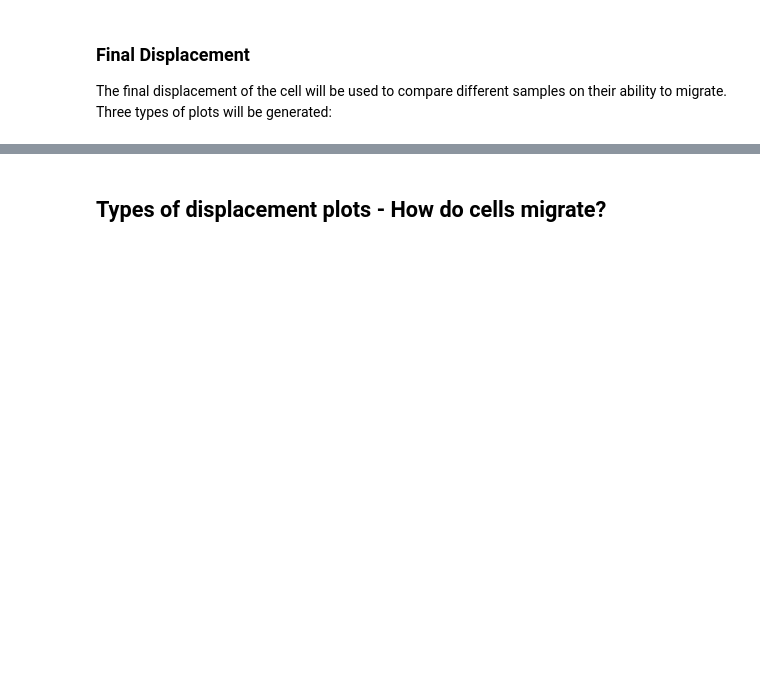
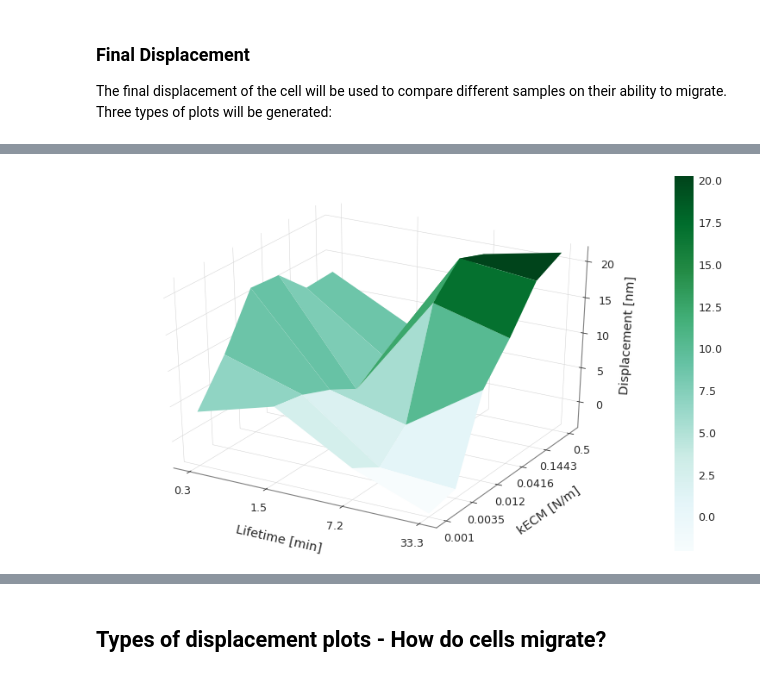
Before and after one commit to IGGoncalves/FinalScripts_MScThesis, a Jupyter notebook: General_Notebook.ipynb, the cells around one changed output, grey strips where cells are left out. Cells and saved outputs as stored; diff of their text form; code cells hidden in the pictures; blank space fills up the shorter version.

```diff
--- a/General_Notebook.ipynb
+++ b/General_Notebook.ipynb
@@ -124,0 +88,6 @@ plt.subplots_adjust(wspace=0.08)
+# %%
+### 3D FINAL DISP ###
+
+h5_tools.plotMetric3D('final_disp', data)
+# %% [output]
+[figure, added]
```
Also changed, not shown: parts of 9 cells of this notebook, 2 other files.
